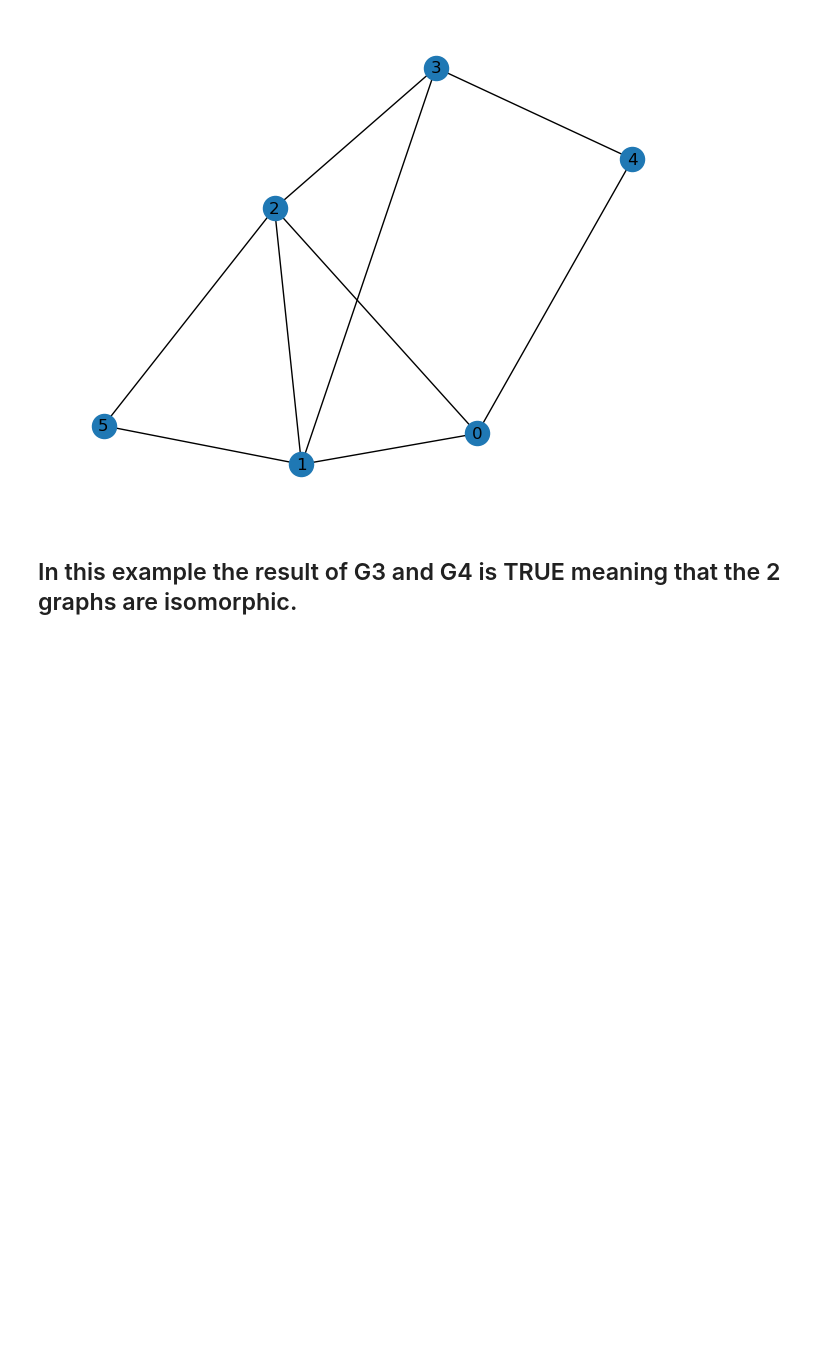
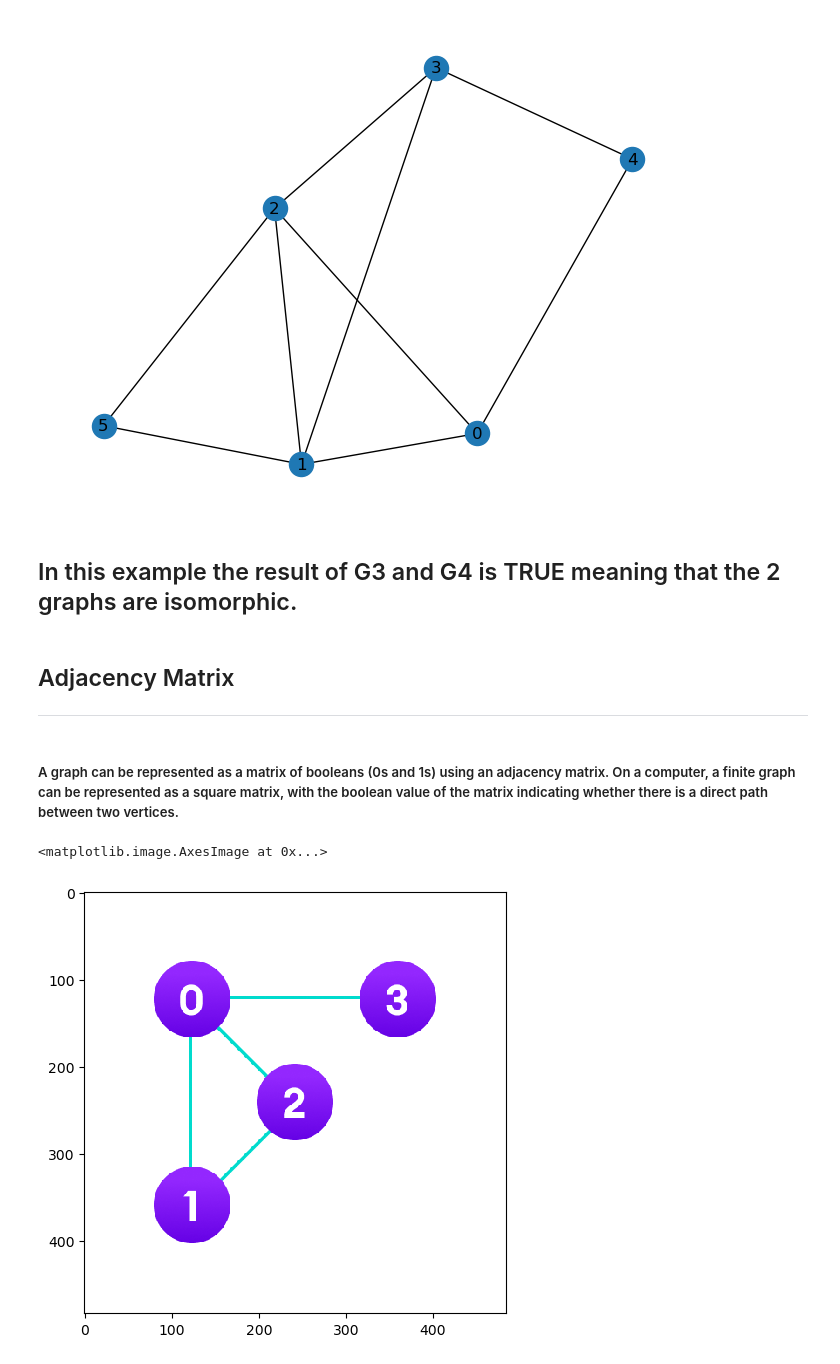
Before and after one commit to MateuszPietrzyk1/Graph-Theory-Project, a Jupyter notebook: GraphIsomorphism.ipynb, the cells around one changed output. Cells and saved outputs as stored; diff of their text form; code cells hidden in the pictures; blank space fills up the shorter version.

```diff
--- a/GraphIsomorphism.ipynb
+++ b/GraphIsomorphism.ipynb
@@ -118,3 +118,16 @@ nx.draw(G4, with_labels = True)
 [figure]
 # %% [markdown]
 ## In this example the result of G3 and G4 is TRUE meaning that the 2 graphs are isomorphic.
+# %% [markdown]
+## Adjacency Matrix
+_________________________________________________________________________________________________________________________________________________
+# %% [markdown]
+##### A graph can be represented as a matrix of booleans (0s and 1s) using an adjacency matrix. On a computer, a finite graph can be represented as a square matrix, with the boolean value of the matrix indicating whether there is a direct path between two vertices.
+# %%
+from skimage import io
+
+img = io.imread("adjacency-matrix-graph.png")
+io.imshow(img)
+# %% [output]
+<matplotlib.image.AxesImage at 0x...>
+[figure, added]
```
Also changed, not shown: parts of 2 cells of this notebook.
